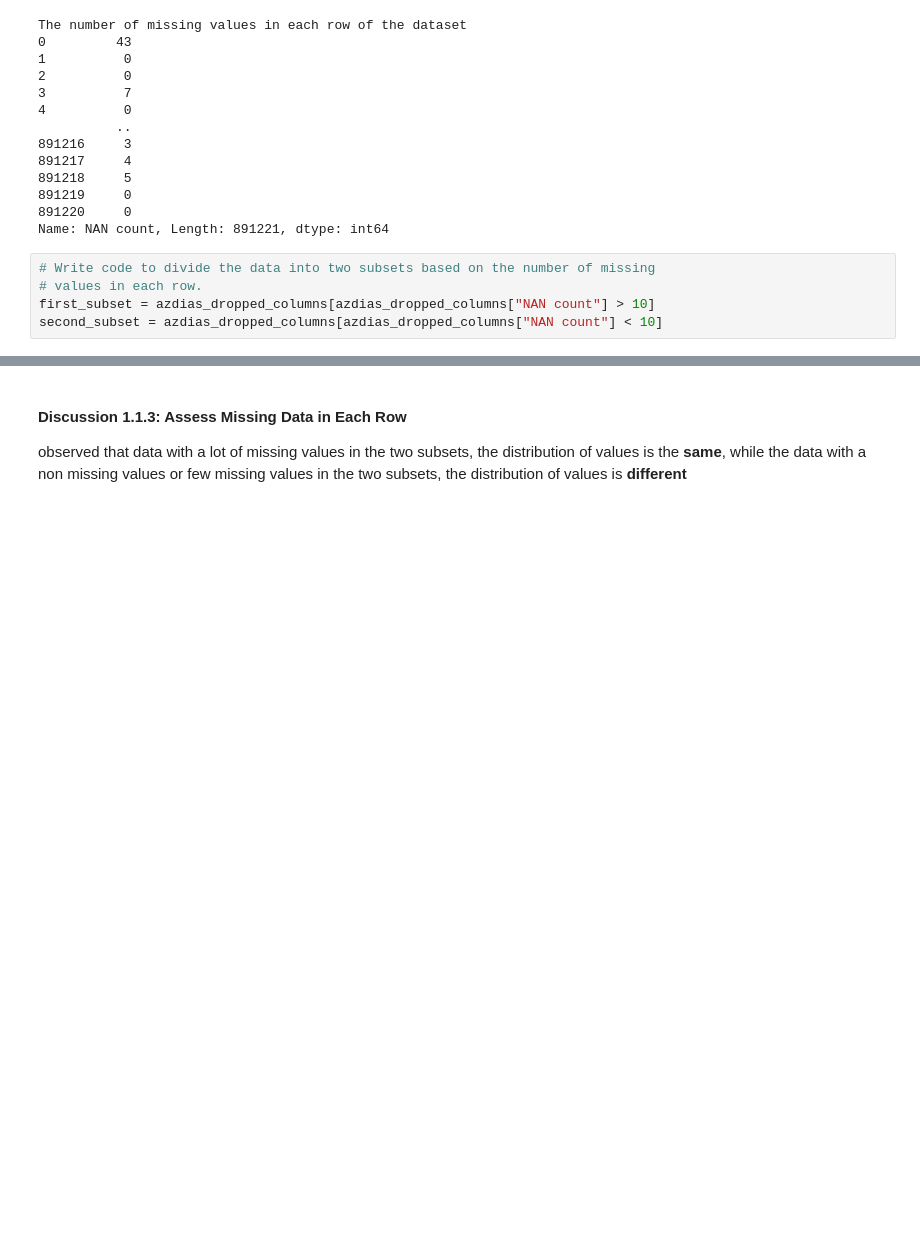
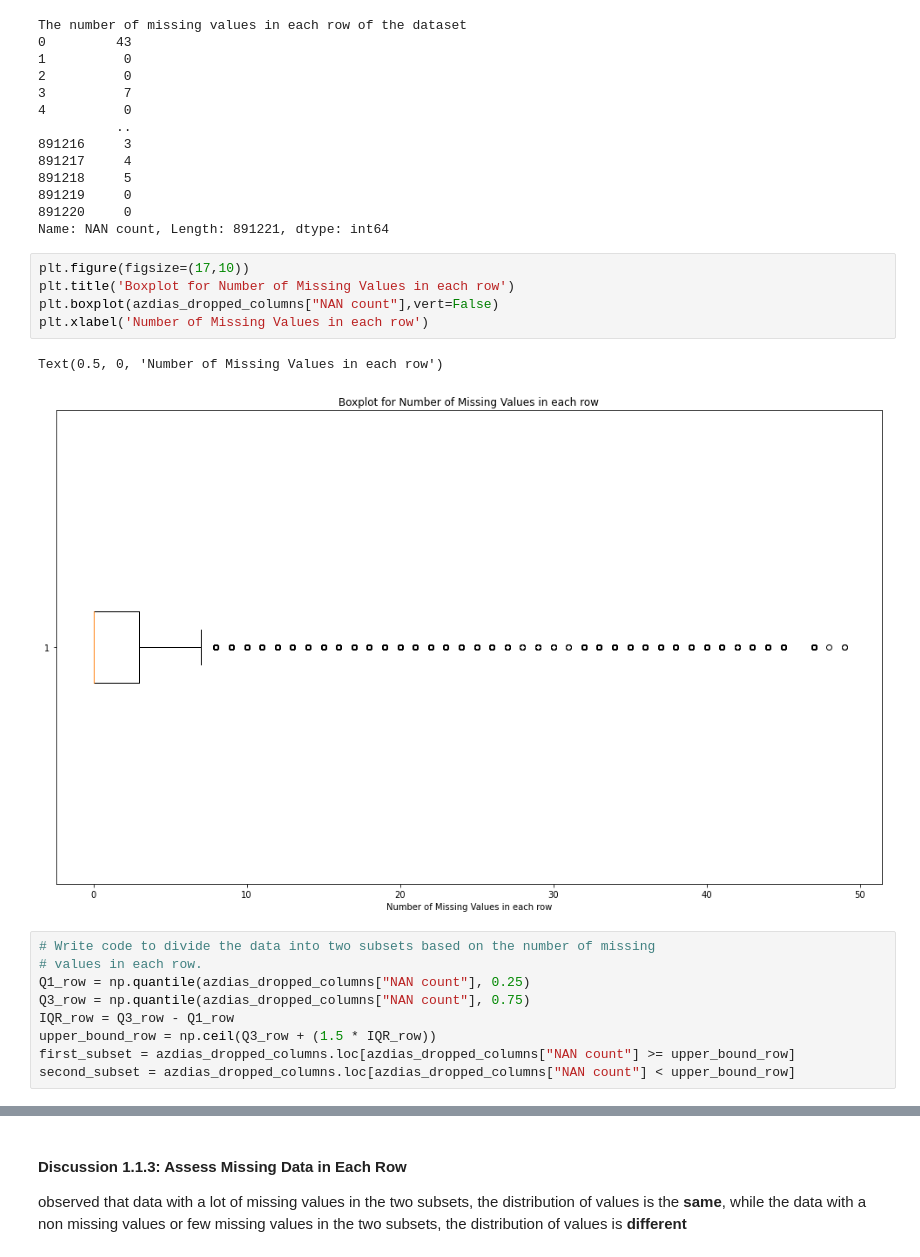
Before and after one commit to mahmodKhaled/Identify-Customer-Segments, a Jupyter notebook: Identify_Customer_Segments.ipynb, the cells around one changed output, grey strips where cells are left out. Saved outputs shown, nothing was run; the diff lists cells and outputs as text; blank space fills up the shorter version.

```diff
--- a/Identify_Customer_Segments.ipynb
+++ b/Identify_Customer_Segments.ipynb
@@ -298,11 +298,23 @@ The number of missing values in each row of the dataset
 891219     0
 891220     0
 Name: NAN count, Length: 891221, dtype: int64
+# %%
+plt.figure(figsize=(17,10))
+plt.title('Boxplot for Number of Missing Values in each row')
+plt.boxplot(azdias_dropped_columns["NAN count"],vert=False)
+plt.xlabel('Number of Missing Values in each row')
+# %% [output]
+Text(0.5, 0, 'Number of Missing Values in each row')
+[figure, added]
 # %%
 # Write code to divide the data into two subsets based on the number of missing
 # values in each row.
-first_subset = azdias_dropped_columns[azdias_dropped_columns["NAN count"] > 10]
-second_subset = azdias_dropped_columns[azdias_dropped_columns["NAN count"] < 10]
+Q1_row = np.quantile(azdias_dropped_columns["NAN count"], 0.25)
+Q3_row = np.quantile(azdias_dropped_columns["NAN count"], 0.75)
+IQR_row = Q3_row - Q1_row
+upper_bound_row = np.ceil(Q3_row + (1.5 * IQR_row))
+first_subset = azdias_dropped_columns.loc[azdias_dropped_columns["NAN count"] >= upper_bound_row]
+second_subset = azdias_dropped_columns.loc[azdias_dropped_columns["NAN count"] < upper_bound_row]
 # %%
 # Compare the distribution of values for at least five columns where there are
 # no or few missing values, between the two subsets.
```
Also changed, not shown: parts of 5 cells of this notebook.
